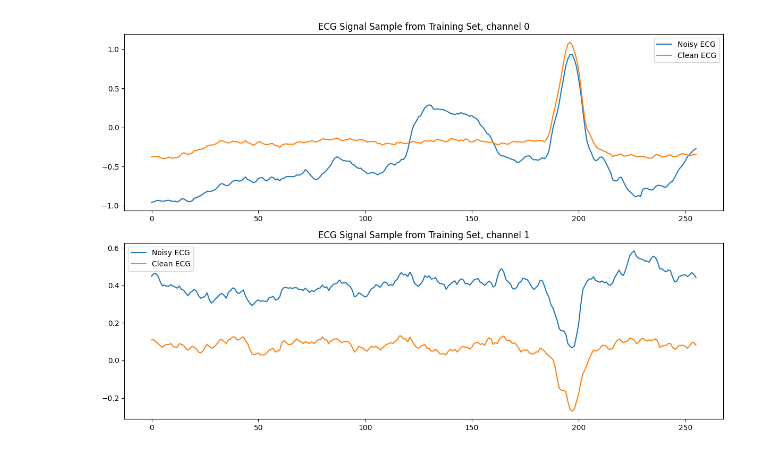
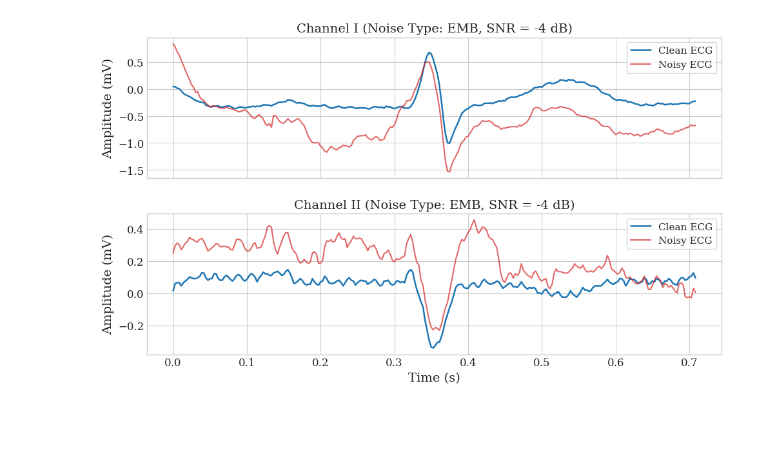
Before and after one commit to mallocobject/DANCE, a Jupyter notebook: main.ipynb, the cells around one changed output. Saved outputs shown, nothing was run; the diff lists cells and outputs as text; code cells hidden in the pictures; blank space fills up the shorter version.

```diff
--- a/main.ipynb
+++ b/main.ipynb
@@ -17,37 +20,61 @@ model_dict = {
 # %%
 noise_type = "emb"
 snr_db = -4
 
 dataset = ECGDataset(
-	split="test",
-	noise_type=noise_type,
-	snr_db=snr_db,
-	split_dir="./data_split",
+    split="test",
+    noise_type=noise_type,
+    snr_db=snr_db,
+    split_dir="./data_split",
 )
+
 idx = np.random.randint(0, len(dataset) - 1)
 noisy, clean = dataset[idx]
 
 mean, std = dataset.get_stats()
-
-mean = mean.squeeze(0).permute(1, 0) # (channels, length)
+mean = mean.squeeze(0).permute(1, 0)
 std = std.squeeze(0).permute(1, 0)
 ori_noisy = noisy * std + mean
 
-plt.figure(figsize=(12, 8))
-plt.subplot(2, 1, 1)
-plt.plot(ori_noisy[0].numpy(), label="Noisy ECG")
-plt.plot(clean[0].numpy(), label="Clean ECG")
-plt.legend()
-plt.title("ECG Signal Sample from Training Set, channel 0")
+# --------------------------
+# 绘图配置
+# --------------------------
+plt.style.use("seaborn-v0_8-whitegrid")
+plt.rcParams.update({
+    "font.family": "serif",
+    "font.serif": ["Times", "DejaVu Serif"],
+    "font.size": 12,
+    "axes.labelsize": 14,
+    "axes.titlesize": 14,
+    "legend.fontsize": 11,
+    "lines.linewidth": 1.5,
+})
 
-plt.subplot(2, 1, 2)
-plt.plot(ori_noisy[1].numpy(), label="Noisy ECG")
-plt.plot(clean[1].numpy(), label="Clean ECG")
-plt.legend()
-plt.title("ECG Signal Sample from Training Set, channel 1")
+fig, axes = plt.subplots(2, 1, figsize=(10, 6), sharex=True)
 
-plt.tight_layout()
+time = np.arange(clean.shape[-1]) / 360  # 假设采样率 250 Hz，可改成你的采样率
+
+# 通道 1
+axes[0].plot(time, clean[0].numpy(), color="#1f77b4", label="Clean ECG", linewidth=1.8)
+axes[0].plot(time, ori_noisy[0].numpy(), color="#d62728", label="Noisy ECG", alpha=0.7)
+axes[0].set_ylabel("Amplitude (mV)")
+axes[0].set_title(f"Channel I (Noise Type: {noise_type.upper()}, SNR = {snr_db} dB)")
+axes[0].legend(loc="upper right", frameon=True)
+
+# 通道 2
+axes[1].plot(time, clean[1].numpy(), color="#1f77b4", label="Clean ECG", linewidth=1.8)
+axes[1].plot(time, ori_noisy[1].numpy(), color="#d62728", label="Noisy ECG", alpha=0.7)
+axes[1].set_xlabel("Time (s)")
+axes[1].set_ylabel("Amplitude (mV)")
+axes[1].set_title(f"Channel II (Noise Type: {noise_type.upper()}, SNR = {snr_db} dB)")
+axes[1].legend(loc="upper right", frameon=True)
+
+plt.tight_layout(pad=1.2)
+plt.subplots_adjust(hspace=0.25)
+
+# 可选：保存论文图
+plt.savefig("ecg_noisy_vs_clean.png", dpi=400, bbox_inches="tight")
 plt.show()
 # %% [output]
-[figure, old version]
+[figure, new version]
 # %%
```
Also changed, not shown: parts of 2 cells of this notebook, 11 other files.
